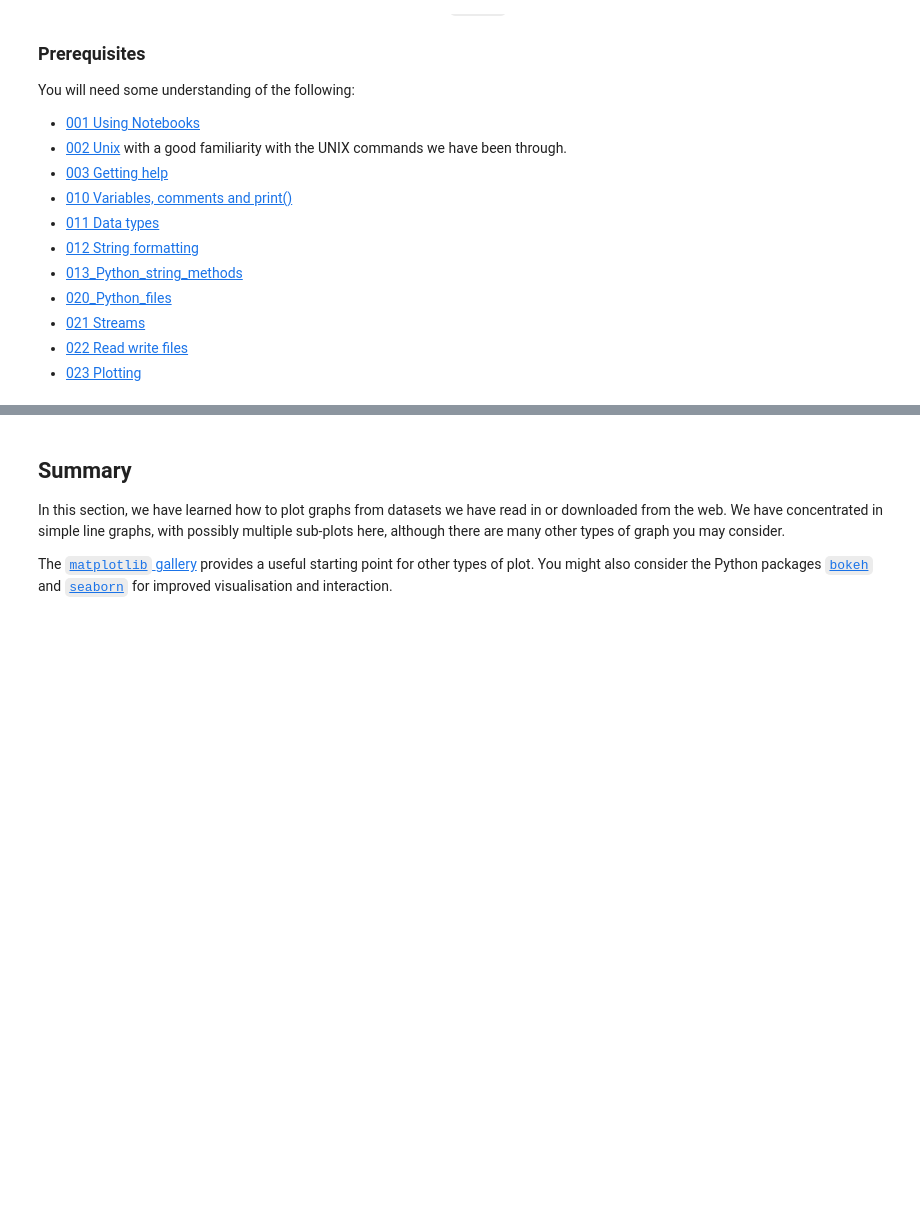
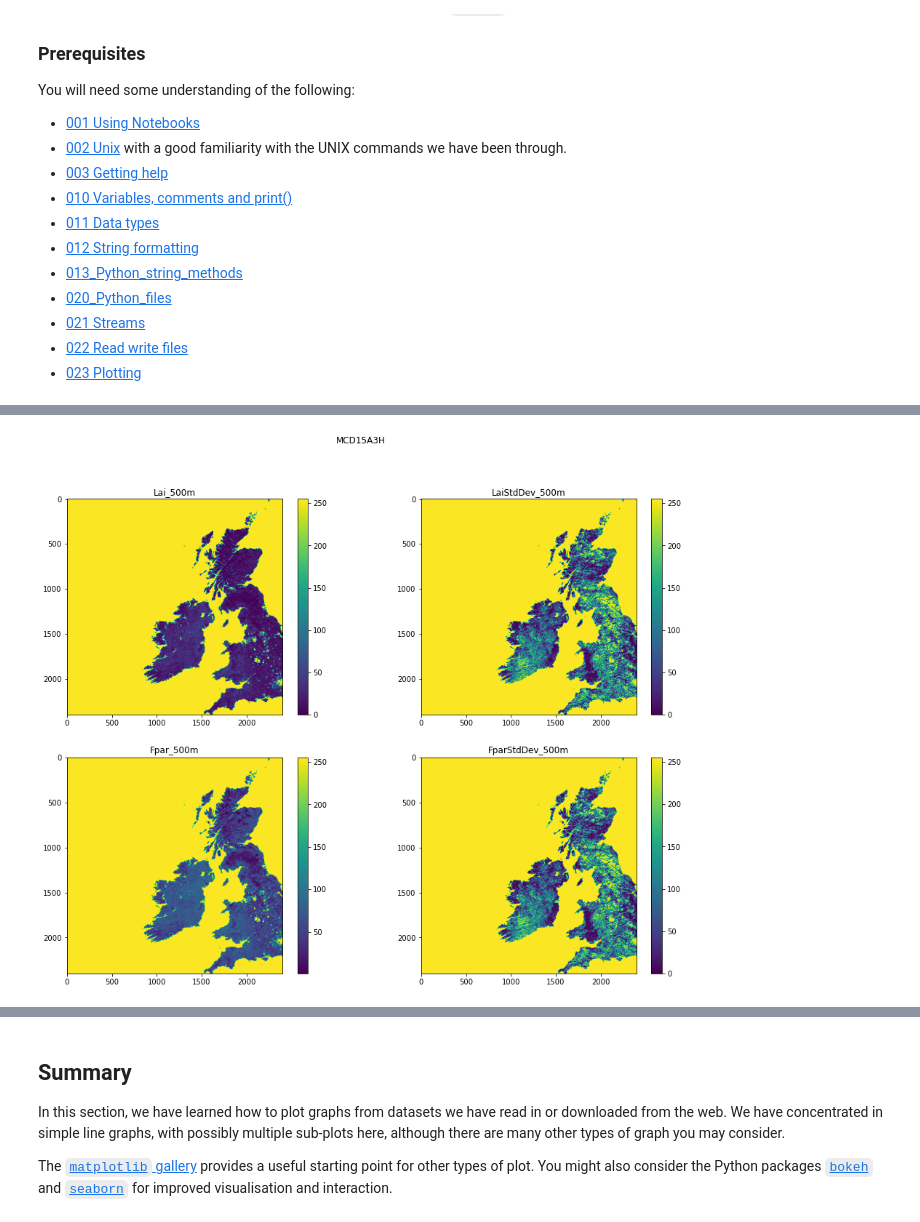
Before and after one commit to UCL-EO/geog0111, a Jupyter notebook: notebooks/024_Image_display.ipynb, the cells around one changed output, grey strips where cells are left out. Saved outputs shown, nothing was run; the diff lists cells and outputs as text; code cells hidden in the pictures; blank space fills up the shorter version.

```diff
--- a/notebooks/024_Image_display.ipynb
+++ b/notebooks/024_Image_display.ipynb
@@ -484,0 +116,34 @@ If you want to go further towards re-creating this, you consult [the matplotlib
+# %%
+# ANSWER
+from  geog0111.modis import Modis
+import matplotlib.pyplot as plt
+
+kwargs = {
+    'product'    : 'MCD15A3H',
+    'tile'       : 'h17v03',
+}
+
+modis = Modis(**kwargs)
+data = modis.get_data(2019,1+30*4)
+
+# this is mnost neatly done with a
+# loop over the keys we want
+klist = ['Lai_500m','LaiStdDev_500m','Fpar_500m','FparStdDev_500m']
+
+name = f'{kwargs["product"]}'
+# plot size
+x_size,y_size = 16,12
+
+fig, axs = plt.subplots(2,2,figsize=(x_size,y_size))
+axs = axs.flatten()
+# set the figure title
+fig.suptitle(name)
+
+# the loop
+for i,k in enumerate(klist):
+    # plot image data
+    im = axs[i].imshow(data[k],interpolation=None)
+    axs[i].set_title(k)
+    fig.colorbar(im, ax=axs[i])
+# %% [output]
+[figure, added]
```
Also changed, not shown: parts of 51 cells of this notebook, 3 other files.
